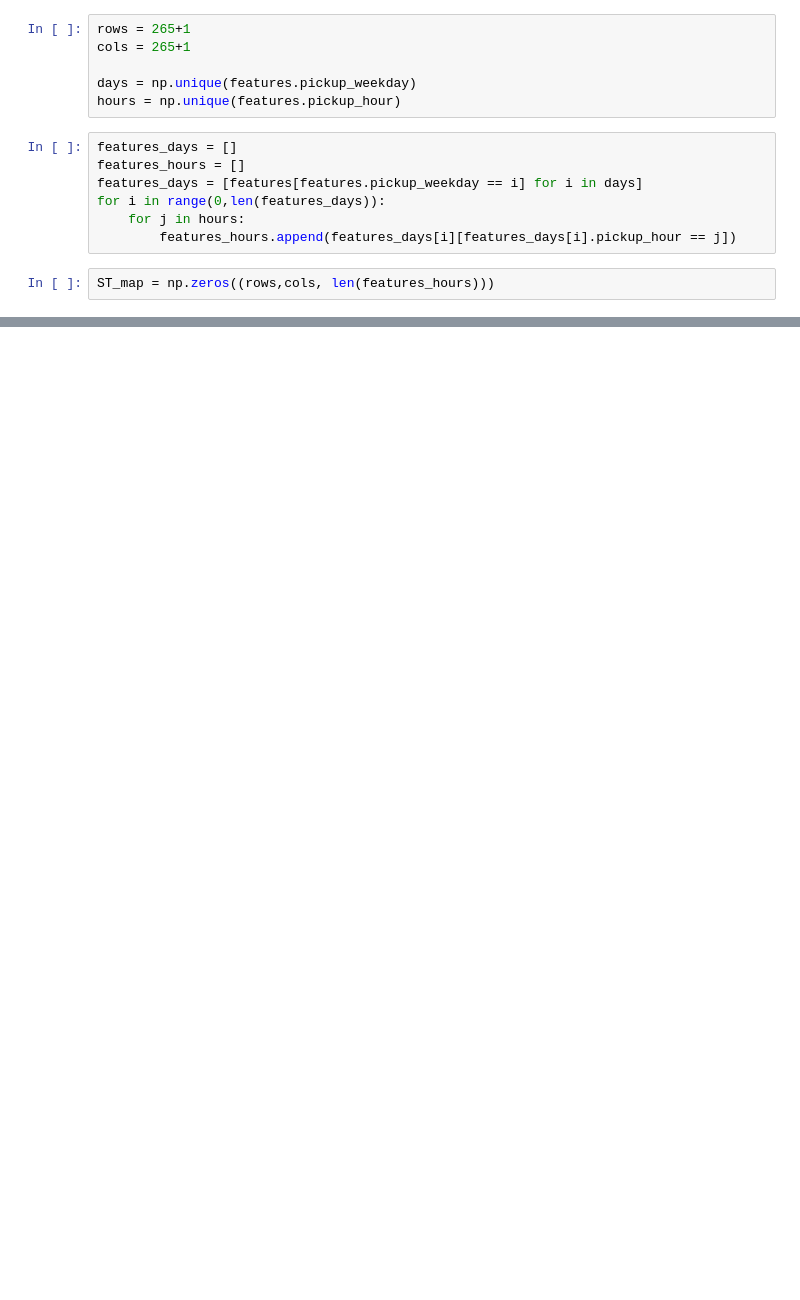
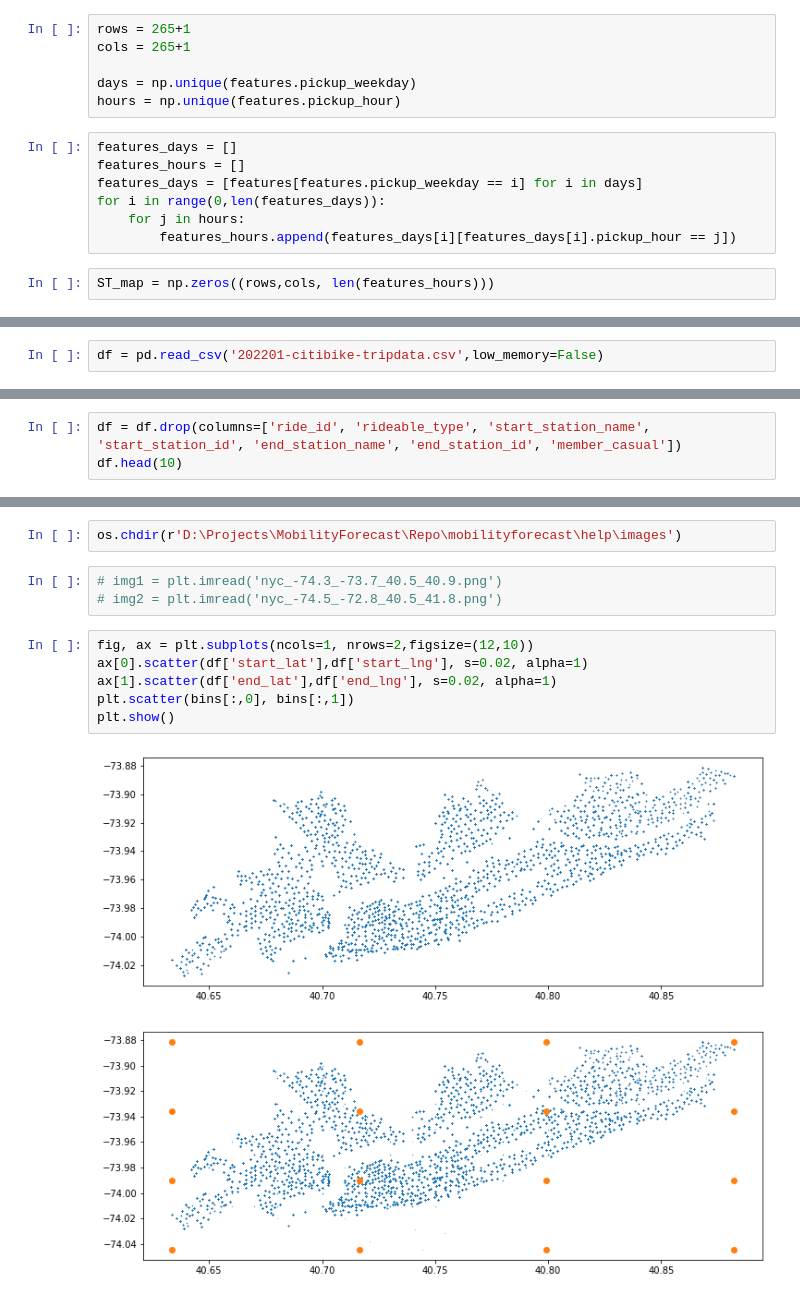
Before and after one commit to Anup8777/MobilityForecast, a Jupyter notebook: src/ST_maps.ipynb, the cells around one changed output, grey strips where cells are left out. Drawn from its saved outputs; the diff is of its cells as text; blank space fills up the shorter version.

```diff
--- a/src/ST_maps.ipynb
+++ b/src/ST_maps.ipynb
@@ -169,0 +101,2 @@ sns.heatmap(ST_map[:,:,17], ax=ax2)
+# %%
+df = pd.read_csv('202201-citibike-tripdata.csv',low_memory=False)
@@ -169,0 +111,3 @@ sns.heatmap(ST_map[:,:,17], ax=ax2)
+# %%
+df = df.drop(columns=['ride_id', 'rideable_type', 'start_station_name', 'start_station_id', 'end_station_name', 'end_station_id', 'member_casual'])
+df.head(10)
@@ -169,0 +126,13 @@ sns.heatmap(ST_map[:,:,17], ax=ax2)
+# %%
+os.chdir(r'D:\Projects\MobilityForecast\Repo\mobilityforecast\help\images')
+# %%
+# img1 = plt.imread('nyc_-74.3_-73.7_40.5_40.9.png')
+# img2 = plt.imread('nyc_-74.5_-72.8_40.5_41.8.png')
+# %%
+fig, ax = plt.subplots(ncols=1, nrows=2,figsize=(12,10))
+ax[0].scatter(df['start_lat'],df['start_lng'], s=0.02, alpha=1)
+ax[1].scatter(df['end_lat'],df['end_lng'], s=0.02, alpha=1)
+plt.scatter(bins[:,0], bins[:,1])
+plt.show()
+# %% [output]
+[figure, added]
```
Also changed, not shown: parts of 22 cells of this notebook.
